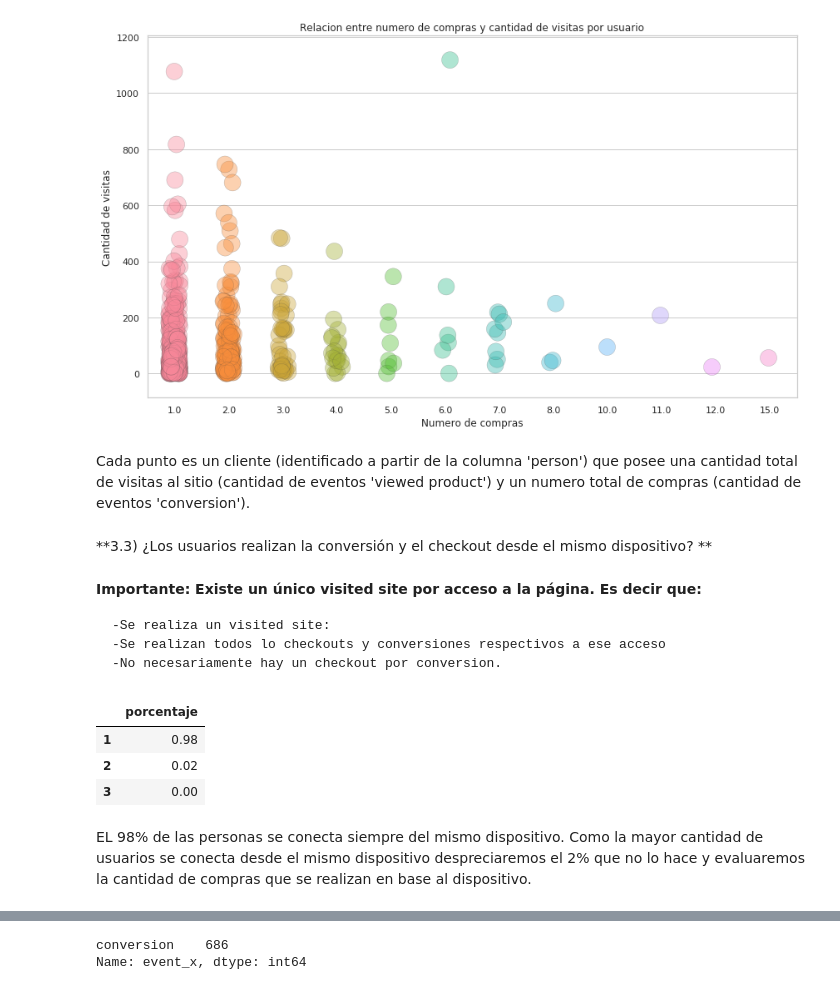
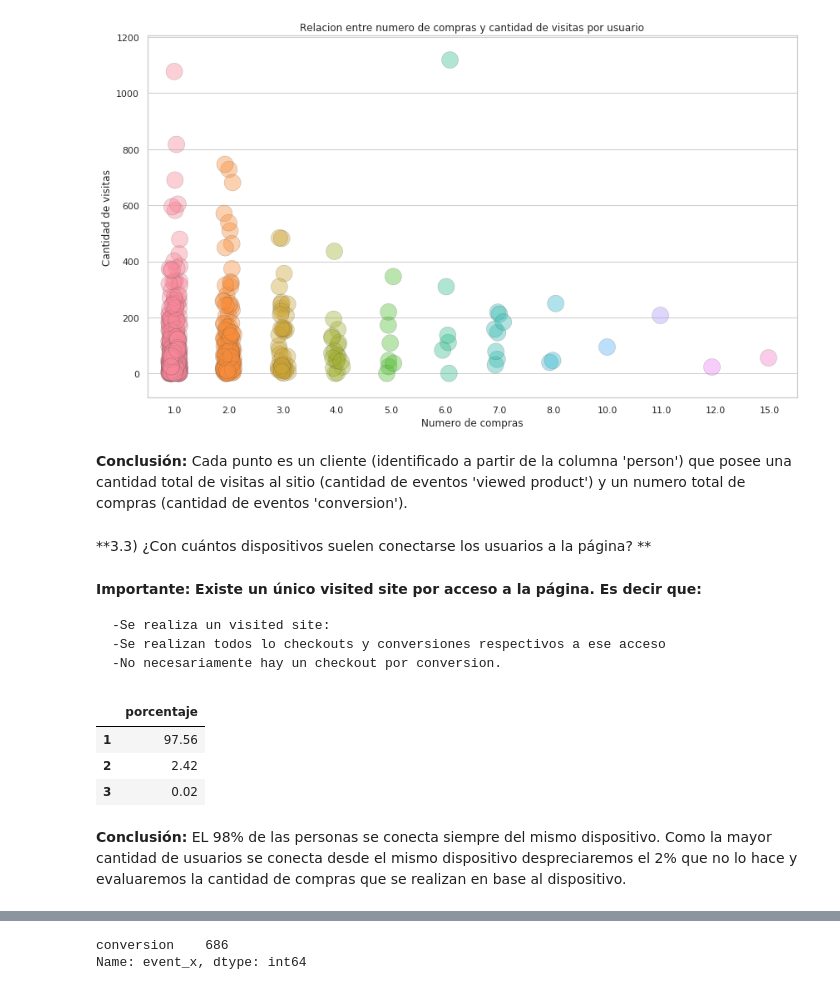
Before and after one commit to sebalogue/tp1-datos, a Jupyter notebook: TP1- Parte 3.ipynb, the cells around one changed output, grey strips where cells are left out. Saved outputs shown, nothing was run; the diff lists cells and outputs as text; code cells hidden in the pictures.

```diff
--- a/TP1- Parte 3.ipynb
+++ b/TP1- Parte 3.ipynb
@@ -159,6 +163,4 @@ dx.set(xlabel='Numero de compras', ylabel='Cantidad de visitas', \
 # %% [output]
 [figure]
 # %% [markdown]
-Cada punto es un cliente (identificado a partir de la columna 'person') que posee una cantidad total de visitas al sitio (cantidad de eventos 'viewed product') y un numero total de compras (cantidad de eventos 'conversion').
+**Conclusión:** Cada punto es un cliente (identificado a partir de la columna 'person') que posee una cantidad total de visitas al sitio (cantidad de eventos 'viewed product') y un numero total de compras (cantidad de eventos 'conversion').
-# %% [markdown]
-**3.3) ¿Los usuarios realizan la conversión y el checkout desde el mismo dispositivo? **
@@ -183,3 +167,5 @@ Cada punto es un cliente (identificado a partir de la columna 'person') que pose
+# %% [markdown]
+**3.3) ¿Con cuántos dispositivos suelen conectarse los usuarios a la página? **
 # %% [markdown]
 **Importante: Existe un único visited site por acceso a la página. Es decir que:**
 
@@ -189,33 +175,33 @@ Cada punto es un cliente (identificado a partir de la columna 'person') que pose
 # %%
 def contar_columnas(x):#(col1,col2,col3,col4):
     t=0
     if x['tablet']>0:
         t += 1
     if x['smartphone']>0:
         t += 1
     if x['computer']>0:
         t += 1
     if x['unknown']>0:
         t += 1
     return t
 
 visited_site = tf[tf.event == 'visited site']
 #print(visited_site.device_type.value_counts()) -> LOS UNKNOWN SON DESPRECIABLES.
 visited_site = visited_site.groupby('person')['device_type'].value_counts().to_frame('cantidad')
 visited_site = visited_site.unstack().fillna(0).reset_index()
 visited_site.columns = ['person','computer','smartphone','tablet','unknown']
 visited_site = visited_site.set_index('person')
 visited_site['porcentaje'] = visited_site.apply(lambda p:contar_columnas(p), axis = 1)
 
 
-visited_site['porcentaje'].value_counts(normalize = True).to_frame()
+visited_site['porcentaje'].value_counts(normalize = True).to_frame() * 100
 # %% [output]
 |  | porcentaje |
-| 1 | 0.98 |
-| 2 | 0.02 |
-| 3 | 0.00 |
+| 1 | 97.56 |
+| 2 | 2.42 |
+| 3 | 0.02 |
 # %% [markdown]
-EL 98% de las personas se conecta siempre del mismo dispositivo. Como la mayor cantidad de usuarios se conecta desde el mismo dispositivo despreciaremos el 2% que no lo hace y evaluaremos la cantidad de compras que se realizan en base al dispositivo.
+**Conclusión:** EL 98% de las personas se conecta siempre del mismo dispositivo. Como la mayor cantidad de usuarios se conecta desde el mismo dispositivo despreciaremos el 2% que no lo hace y evaluaremos la cantidad de compras que se realizan en base al dispositivo.
 # %%
 persona = tf[['person','event','country','city','region','device_type','screen_resolution']]
 persona = persona[persona['event'] == 'visited site']
```
Also changed, not shown: parts of 23 cells of this notebook.
